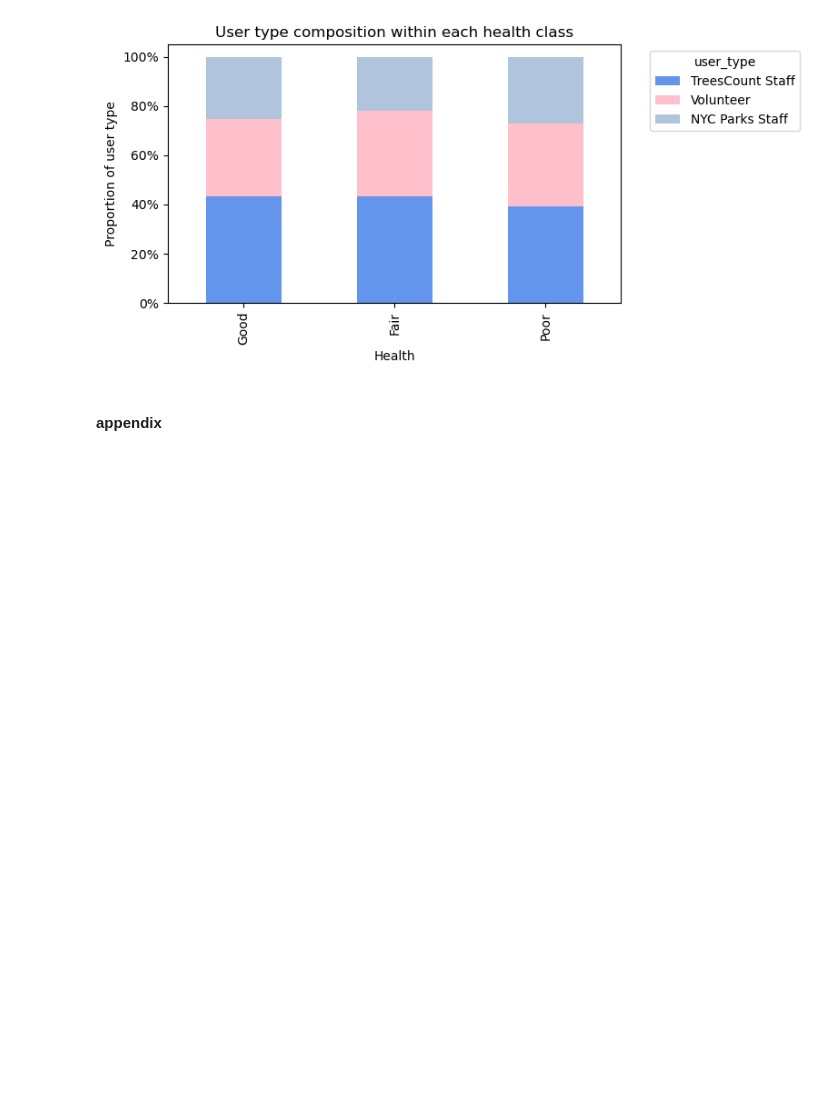
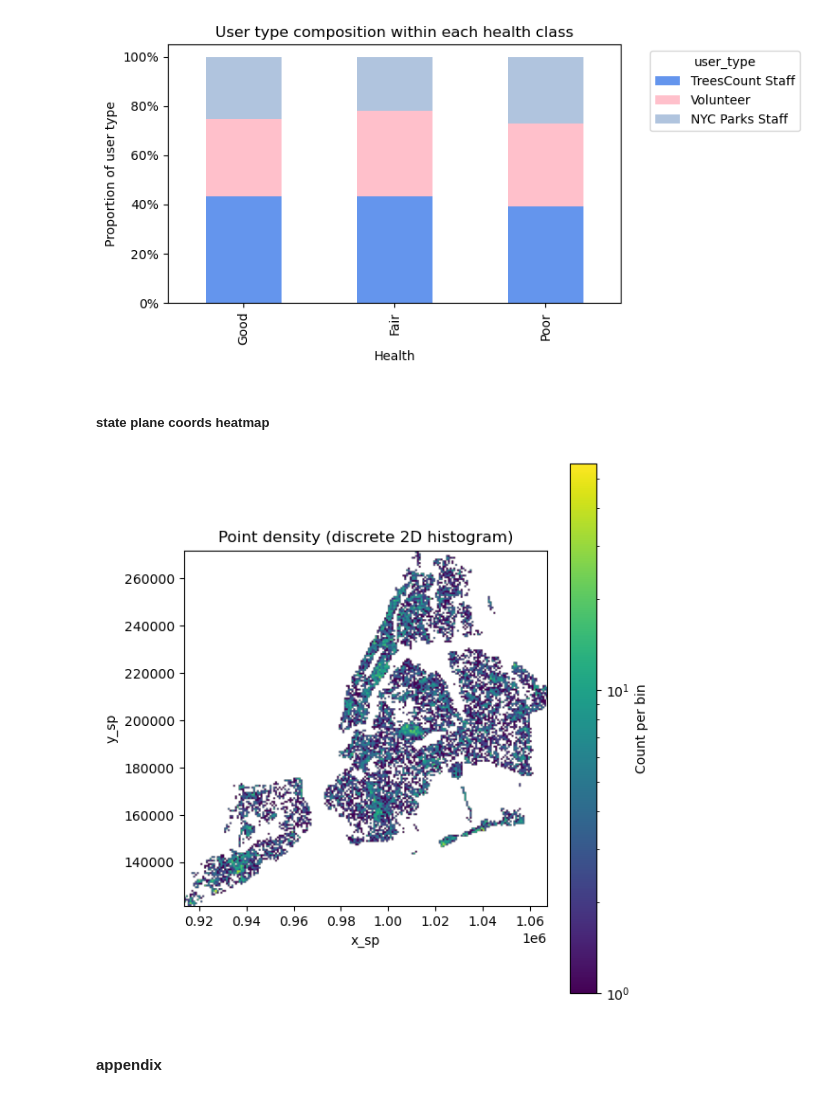
Before and after one commit to pgundral/tree_census, a Jupyter notebook: notebooks/eda.ipynb, the cells around one changed output. Cells and saved outputs as stored; diff of their text form; code cells hidden in the pictures; blank space fills up the shorter version.

```diff
--- a/notebooks/eda.ipynb
+++ b/notebooks/eda.ipynb
@@ -185,6 +185,47 @@ plt.savefig(
 plt.show()
 # %% [output]
 [figure]
+# %% [markdown]
+##### state plane coords heatmap
+# %%
+import numpy as np
+import pandas as pd
+import matplotlib.pyplot as plt
+from matplotlib.colors import LogNorm
+
+# Load data with x/y columns
+df = pd.read_csv('../data/raw/new_york_tree_census_2015.csv')
+good_indx = df['health'] == 'Poor'
+x = df[good_indx]['x_sp'].to_numpy()
+y = df[good_indx]['y_sp'].to_numpy()
+
+# Choose bin counts (discrete grid)
+bins_x = 200   # increase for finer resolution
+bins_y = 200
+
+# 2D histogram (density grid)
+H, xedges, yedges = np.histogram2d(x, y, bins=[bins_x, bins_y])
+
+# Plot as discrete heatmap
+fig, ax = plt.subplots(figsize=(6, 6))
+im = ax.imshow(
+    H.T,                     # transpose so axes align
+    origin='lower',
+    extent=[xedges[0], xedges[-1], yedges[0], yedges[-1]],
+    cmap='viridis',
+    norm=LogNorm(vmin=1, vmax=H.max())  # log scaling helps with skewed counts
+)
+ax.set_xlabel('x_sp')
+ax.set_ylabel('y_sp')
+ax.set_title('Point density (discrete 2D histogram)')
+cbar = plt.colorbar(im, ax=ax)
+cbar.set_label('Count per bin')
+
+plt.tight_layout()
+plt.savefig('../reports/figures/xy_density_heatmap.png', dpi=600, transparent=True, bbox_inches='tight')
+plt.show()
+# %% [output]
+[figure, added]
 # %% [markdown]
 #### appendix
 # %%
```
Also changed, not shown: 7 other files.
